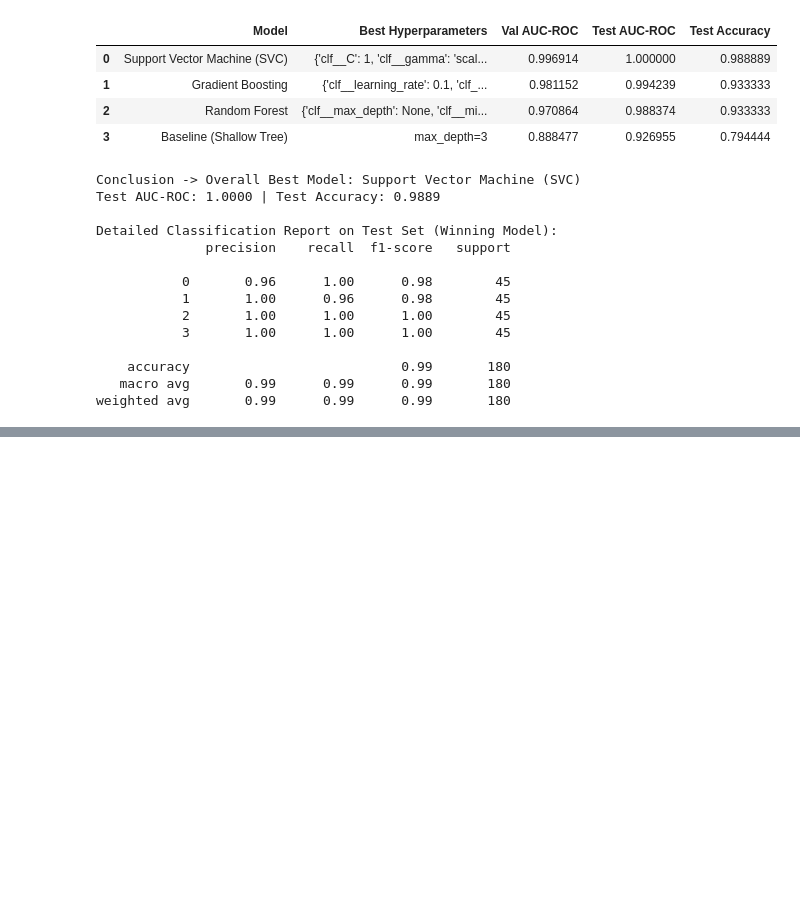
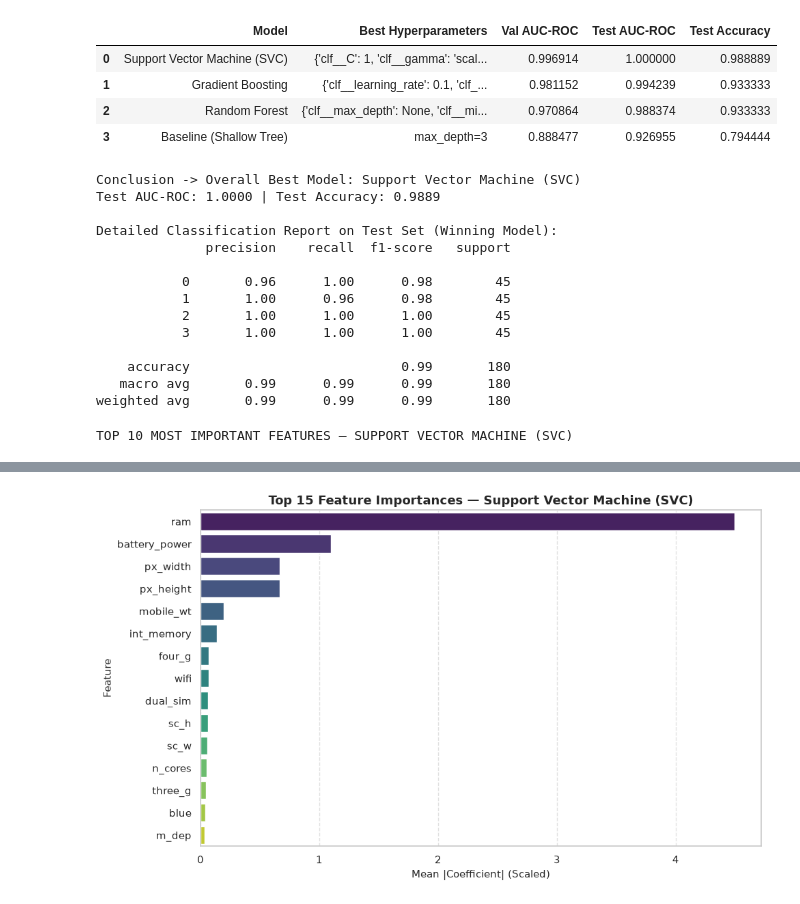
Before and after one commit to walterithfu/machine-learning-zoomcamp-homework, a Jupyter notebook: 07-midterm-project/notebook.ipynb, the cells around one changed output, grey strips where cells are left out. Cells and saved outputs as stored; diff of their text form; code cells hidden in the pictures; blank space fills up the shorter version.

Commit message:
adding requirements for notebook and feature importance inside notebook

```diff
--- a/07-midterm-project/notebook.ipynb
+++ b/07-midterm-project/notebook.ipynb
@@ -402,3 +388,73 @@ Detailed Classification Report on Test Set (Winning Model):
     accuracy                           0.99       180
    macro avg       0.99      0.99      0.99       180
 weighted avg       0.99      0.99      0.99       180
+# %%
+import numpy as np
+import pandas as pd
+import matplotlib.pyplot as plt
+import seaborn as sns
+from sklearn.inspection import permutation_importance
+
+# Extraer el clasificador final desde el Pipeline ganador
+clf = winner_model.named_steps["clf"]
+feature_names = X_test.columns
+
+# 1. Calcular Permutation Importance (funciona para CUALQUIER modelo, incluyendo SVC con kernel RBF)
+perm_result = permutation_importance(
+    winner_model,
+    X_test,
+    y_test,
+    n_repeats=15,
+    random_state=42,
+    scoring="roc_auc_ovr",
+    n_jobs=-1
+)
+
+importance_df = pd.DataFrame({
+    "Feature": feature_names,
+    "Permutation_Importance": perm_result.importances_mean,
+    "Std": perm_result.importances_std
+})
+
+# 2. Agregar importancia nativa si el modelo ganador la soporta (Árboles o SVC Lineal)
+if hasattr(clf, "feature_importances_"):
+    importance_df["Native_Importance"] = clf.feature_importances_
+    sort_col = "Native_Importance"
+    metric_label = "Gini / Split Importance"
+elif hasattr(clf, "coef_"):
+    # Promedio del valor absoluto de los coeficientes entre las 4 clases
+    importance_df["Native_Importance"] = np.mean(np.abs(clf.coef_), axis=0)
+    sort_col = "Native_Importance"
+    metric_label = "Mean |Coefficient| (Scaled)"
+else:
+    # Caso SVC con kernel RBF
+    sort_col = "Permutation_Importance"
+    metric_label = "Permutation Importance (Drop in Test AUC-ROC)"
+
+# Ordenar de mayor a menor importancia
+importance_df = importance_df.sort_values(by=sort_col, ascending=False).reset_index(drop=True)
+
+print(f"TOP 10 MOST IMPORTANT FEATURES — {winner_name.upper()}")
+display(importance_df.head(10))
+
+# 3. Visualización del Top 15
+plt.figure(figsize=(10, 6))
+top_n = importance_df.head(15)
+
+sns.barplot(
+    data=top_n,
+    x=sort_col,
+    y="Feature",
+    palette="viridis",
+    hue="Feature",
+    legend=False
+)
+
+plt.title(f"Top 15 Feature Importances — {winner_name}", fontsize=13, fontweight="bold")
+plt.xlabel(metric_label, fontsize=11)
+plt.ylabel("Feature", fontsize=11)
+plt.grid(axis="x", linestyle="--", alpha=0.6)
+plt.tight_layout()
+plt.show()
+# %% [output]
+TOP 10 MOST IMPORTANT FEATURES — SUPPORT VECTOR MACHINE (SVC)
@@ -404,0 +472 @@ weighted avg       0.99      0.99      0.99       180
+[figure, added]
```
Also changed, not shown: parts of 4 cells of this notebook, 2 other files.
